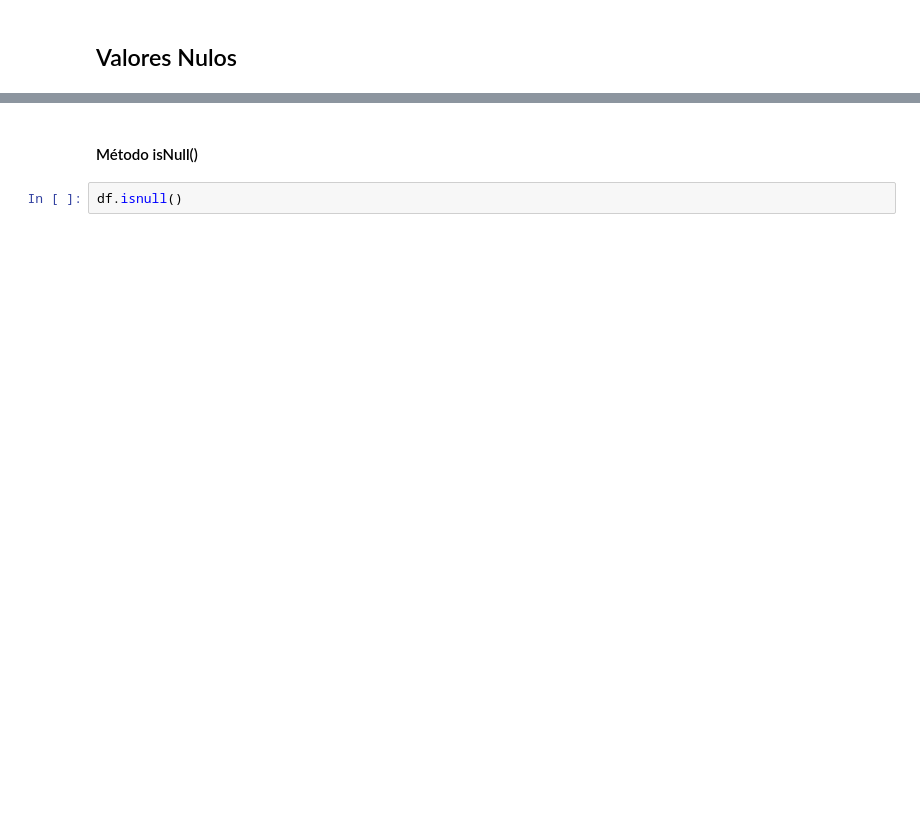
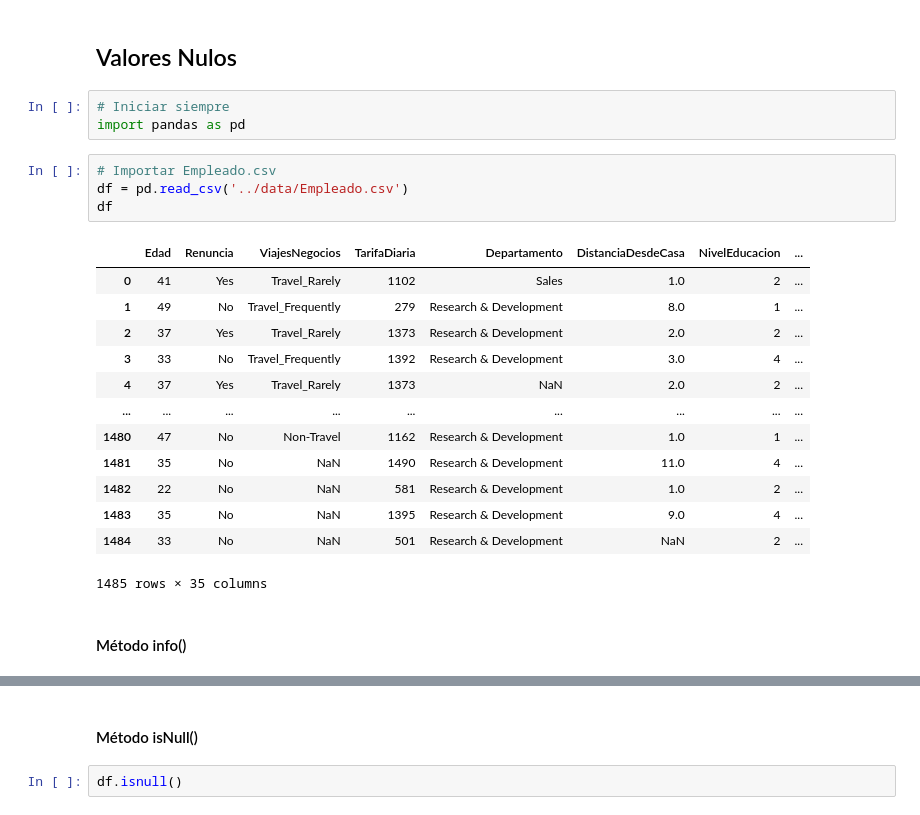
Before and after one commit to HugoX2003/labingdatos_jupyter, a Jupyter notebook: jupyter/Semana06_lab.ipynb, the cells around one changed output, grey strips where cells are left out. Drawn from its saved outputs; the diff is of its cells as text; blank space fills up the shorter version.

```diff
--- a/jupyter/Semana06_lab.ipynb
+++ b/jupyter/Semana06_lab.ipynb
@@ -1,2 +1,25 @@
 # %% [markdown]
 ## Valores Nulos
+# %%
+# Iniciar siempre
+import pandas as pd
+# %%
+# Importar Empleado.csv
+df = pd.read_csv('../data/Empleado.csv')
+df
+# %% [output]
+|  | Edad | Renuncia | ViajesNegocios | TarifaDiaria | Departamento | DistanciaDesdeCasa | NivelEducacion | ... |
+| 0 | 41 | Yes | Travel_Rarely | 1102 | Sales | 1.0 | 2 | ... |
+| 1 | 49 | No | Travel_Frequently | 279 | Research & Development | 8.0 | 1 | ... |
+| 2 | 37 | Yes | Travel_Rarely | 1373 | Research & Development | 2.0 | 2 | ... |
+| 3 | 33 | No | Travel_Frequently | 1392 | Research & Development | 3.0 | 4 | ... |
+| 4 | 37 | Yes | Travel_Rarely | 1373 | NaN | 2.0 | 2 | ... |
+| ... | ... | ... | ... | ... | ... | ... | ... | ... |
+| 1480 | 47 | No | Non-Travel | 1162 | Research & Development | 1.0 | 1 | ... |
+| 1481 | 35 | No | NaN | 1490 | Research & Development | 11.0 | 4 | ... |
+| 1482 | 22 | No | NaN | 581 | Research & Development | 1.0 | 2 | ... |
+| 1483 | 35 | No | NaN | 1395 | Research & Development | 9.0 | 4 | ... |
+| 1484 | 33 | No | NaN | 501 | Research & Development | NaN | 2 | ... |
+1485 rows × 35 columns
+# %% [markdown]
+#### Método info()
```
Also changed, not shown: parts of 40 cells of this notebook, 1 other file.
